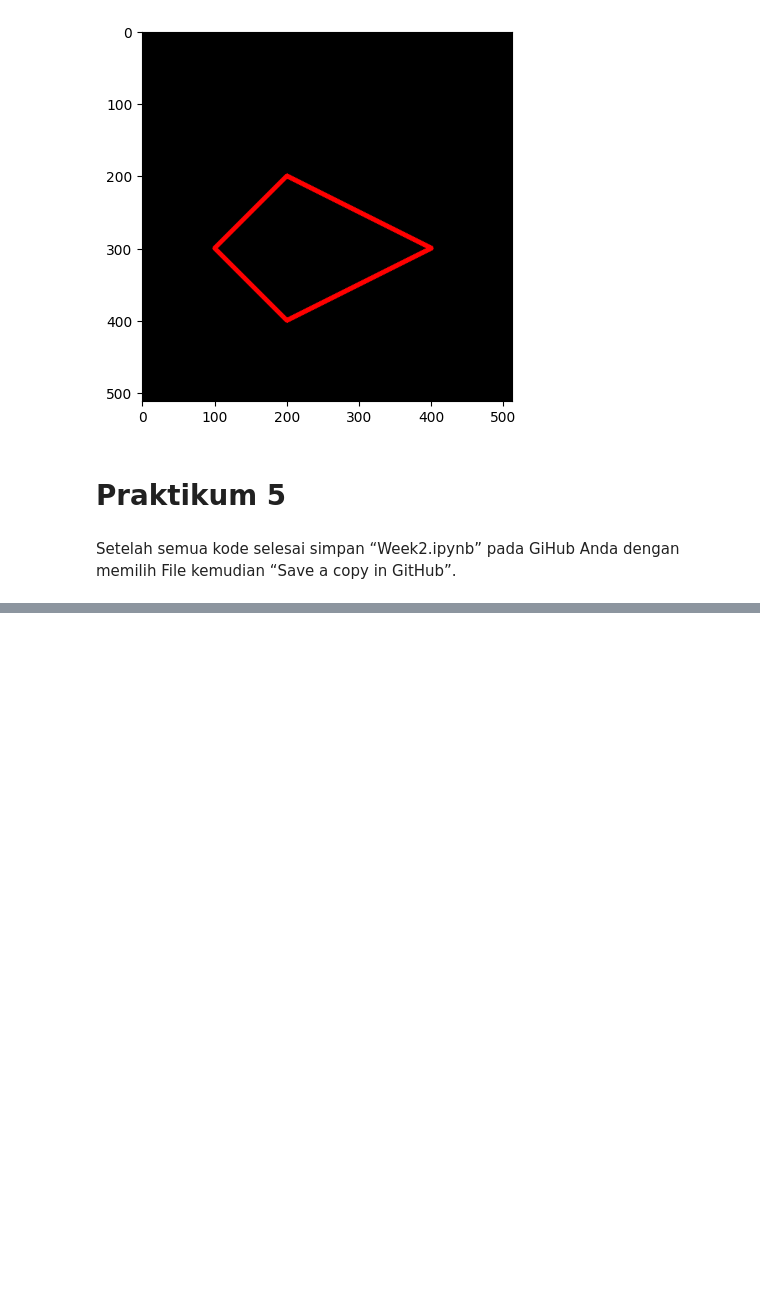
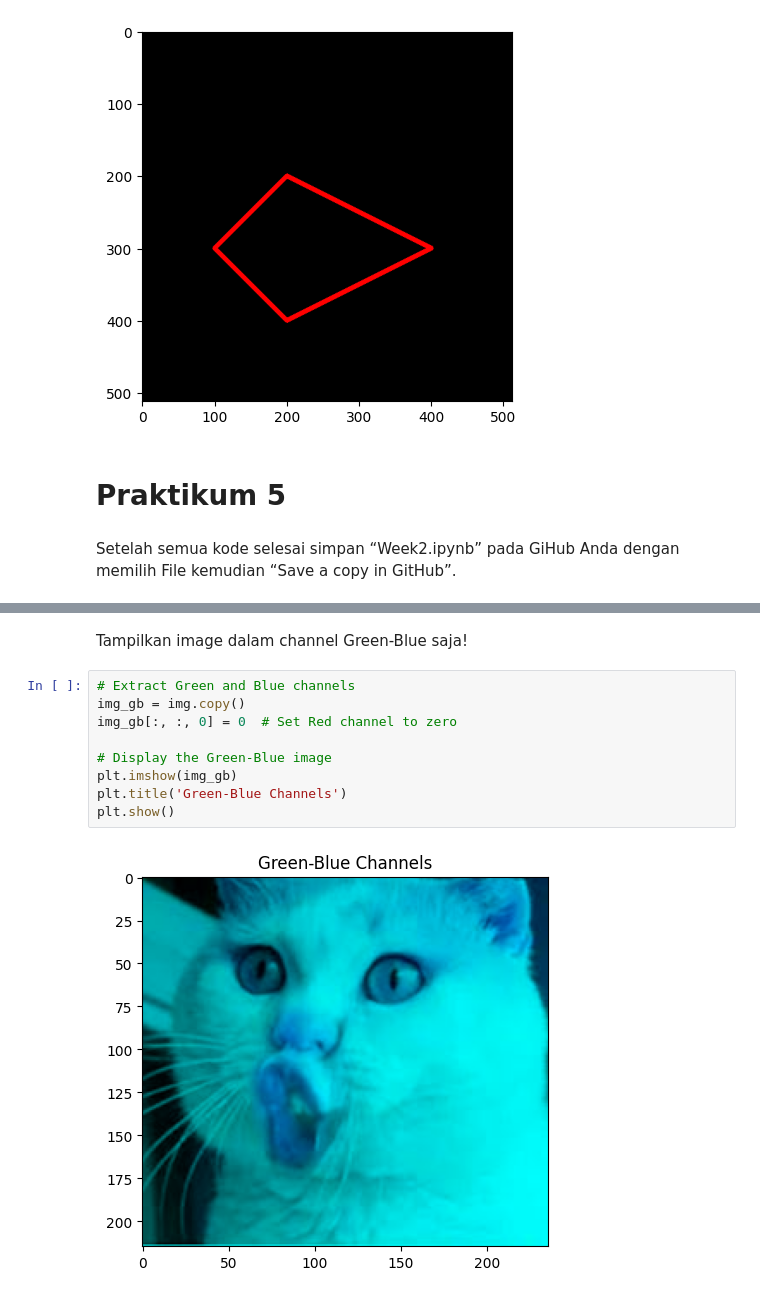
Before and after one commit to akhunzakp/PCVK-2025, a Jupyter notebook: Week2.ipynb, the cells around one changed output, grey strips where cells are left out. Drawn from its saved outputs; the diff is of its cells as text; blank space fills up the shorter version.

```diff
--- a/Week2.ipynb
+++ b/Week2.ipynb
@@ -202,0 +239,13 @@ File kemudian “Save a copy in GitHub”.
+# %% [markdown]
+Tampilkan image dalam channel Green-Blue saja!
+# %%
+# Extract Green and Blue channels
+img_gb = img.copy()
+img_gb[:, :, 0] = 0  # Set Red channel to zero
+
+# Display the Green-Blue image
+plt.imshow(img_gb)
+plt.title('Green-Blue Channels')
+plt.show()
+# %% [output]
+[figure, added]
```
Also changed, not shown: parts of 19 cells of this notebook.
